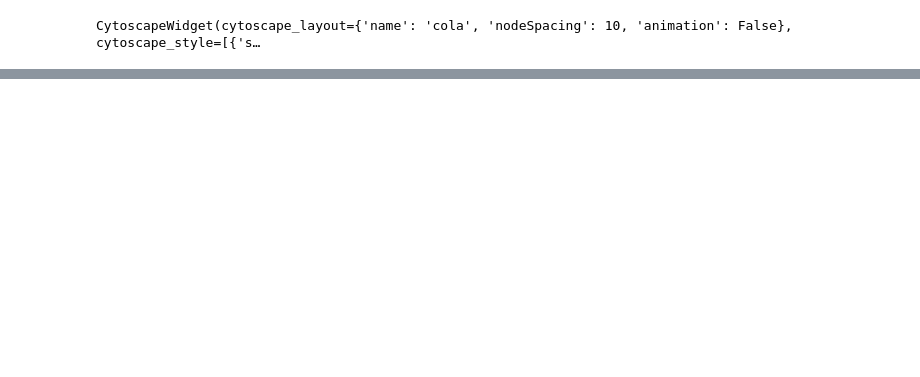
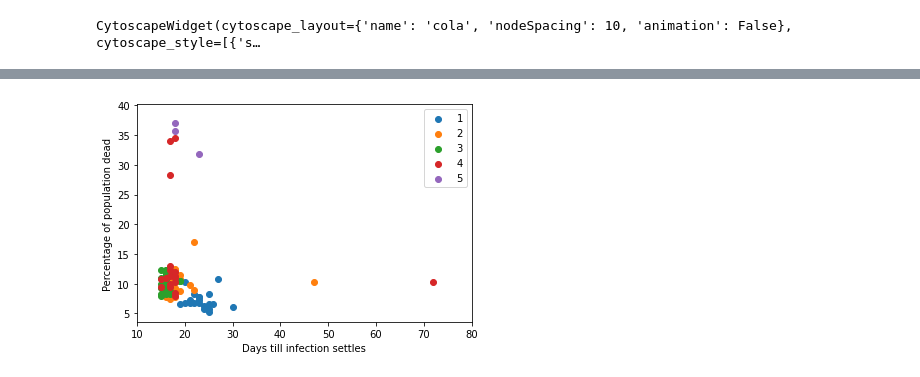
Before and after one commit to ECEStuff/fastai-covid, a Jupyter notebook: NetworkSimulation.ipynb, the cells around one changed output, grey strips where cells are left out. Saved outputs shown, nothing was run; the diff lists cells and outputs as text; code cells hidden in the pictures; blank space fills up the shorter version.

```diff
--- a/NetworkSimulation.ipynb
+++ b/NetworkSimulation.ipynb
@@ -362,0 +458,11 @@ i
+# %%
+prob_edges = [1, 2, 3, 4, 5]
+m_edges = {}
+for k in prob_edges:
+    result = []
+    for i in range(20):
+        print("simulation " + str(i))
+        x = Network2(400, probEdges=k, infectionTime=4, immunityTime=12, probInfection=0.2, probDeath=0.1, probBirth=0)
+        x.initializeInfected(infected = 0.1)
+        result.append(x.simulate(days=100))
+    m_edges[k] = result
@@ -362,0 +539,14 @@ i
+# %%
+for k in m_edges:
+    result = m_edges[k]
+    days, y, lasd = zip(*result)
+    days = sorted(days)
+    dead = [d/4 for d in y]
+    plot.scatter(days, dead, label=str(k))
+#     plot.scatter(days, dead)
+    plot.legend()
+    plot.xlim([10,80])
+    plot.xlabel("Days till infection settles")
+    plot.ylabel("Percentage of population dead")
+# %% [output]
+[figure, added]
```
Also changed, not shown: parts of 30 cells of this notebook.
